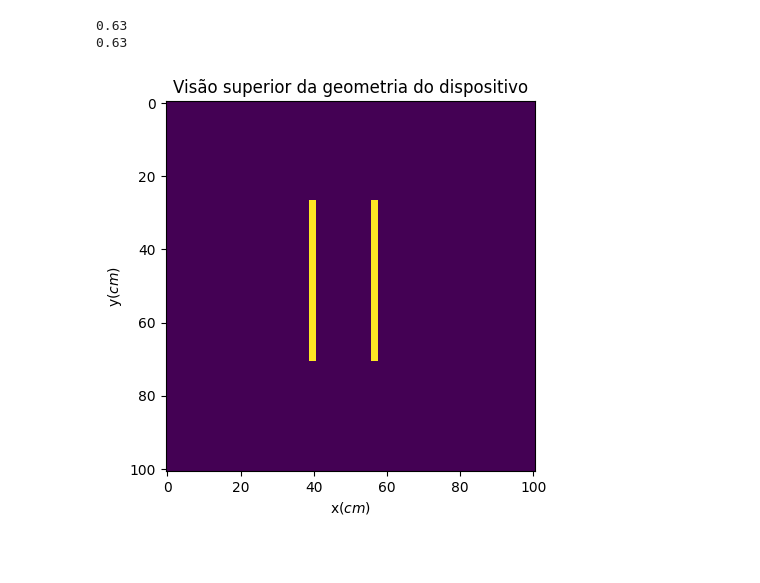
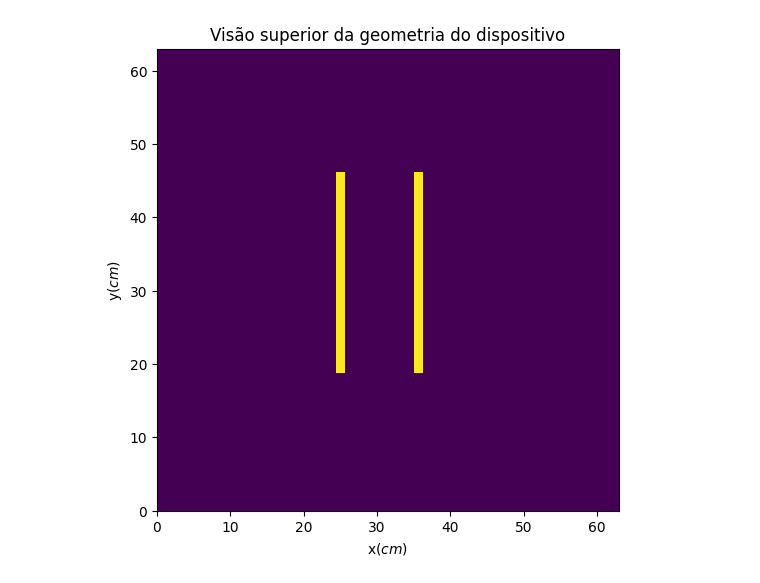
Before and after one commit to LucasGabrielMelo/Problemas---Eletromagnetismo, a Jupyter notebook: eletrostática/Capacitor de dimensões finitas (2D).ipynb, the cells around one changed output. Cells and saved outputs as stored; diff of their text form; code cells hidden in the pictures; blank space fills up the shorter version.

```diff
--- a/eletrostática/Capacitor de dimensões finitas (2D).ipynb
+++ b/eletrostática/Capacitor de dimensões finitas (2D).ipynb
@@ -39,41 +47,37 @@ N = 101 # Números de pontos usados na discretização de cada eixo (Pontos form
 
 dx = L_malha / (N-1) # Passo dado em cada eixo
 dy = H_malha / (N-1)
-
-print(dx)
-print(dy)
 
 Dx = Dx2(N, dx)
 Dy = Dy2(N, dy)
 
 Lp = Dx + Dy
 
 # Construindo e preenchendo a matriz dos coeficientes
 
 B = np.zeros((N,N))
 
 ix1 = int((L_malha - d_placas - 2*L_placa)/(2*dx))
 ix1_fim = int(ix1 + L_placa/dx)
 ix2 = int(ix1_fim + d_placas/dx)
 ix2_fim = int(ix2 + L_placa/dx)
 
 iy = int((H_malha - H_placa)/(2*dy))
 iy_fim = int(iy + H_placa/dy)
 
 B[ix1:ix1_fim, iy:iy_fim] = 1
 B[ix2:ix2_fim, iy:iy_fim] = 1
 
 # Visualizando a estrutura:
 
-plt.imshow(B.T, aspect = 'equal')
+fig = plt.figure(figsize = (6,6))
+plt.imshow(B.T, aspect = 'equal', extent=[0, L_malha, 0, H_malha])
 plt.title("Visão superior da geometria do dispositivo")
 plt.xlabel(r'x($cm$)')
 plt.ylabel(r'y($cm$)')
 plt.show()
 # %% [output]
-0.63
-0.63
-[figure, old version]
+[figure, new version]
 # %%
 # Montando as equações:
 
```
Also changed, not shown: parts of 2 cells of this notebook.
